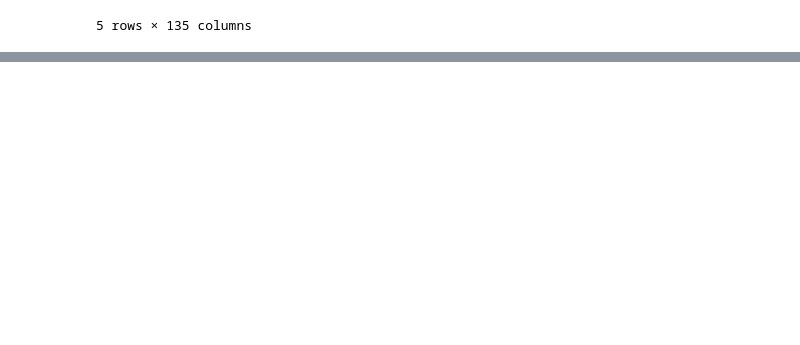
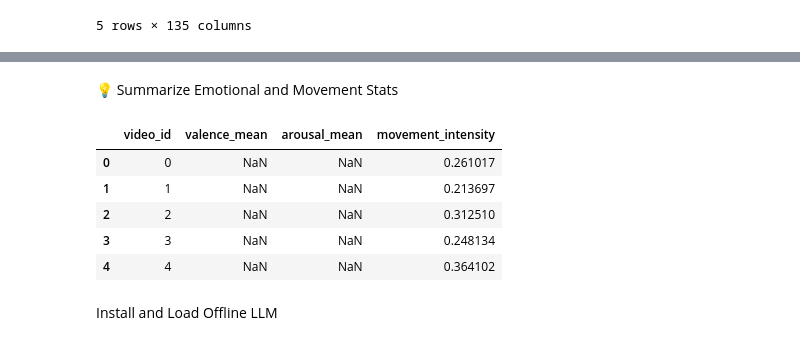
Before and after one commit to amenihosni/EmotionAndBodyLanguageAnalysis, a Jupyter notebook: EmotionAndBodyLanguageAnalysis.ipynb, the cells around one changed output, grey strips where cells are left out. Saved outputs shown, nothing was run; the diff lists cells and outputs as text; code cells hidden in the pictures; blank space fills up the shorter version.

```diff
--- a/EmotionAndBodyLanguageAnalysis.ipynb
+++ b/EmotionAndBodyLanguageAnalysis.ipynb
@@ -771,0 +802,10 @@ df_all.head()
+# %%
+import pandas as pd
+
+final_path = "/content/veatic_emotion_pose_dataset.csv"
+df = pd.read_csv(final_path)
+
+print("✅ Dataset loaded.")
+print("Shape:", df.shape)
+print("Columns:", df.columns[:10], "...")
+print(df.head())
@@ -771,0 +830,31 @@ df_all.head()
+# %% [markdown]
+💡 Summarize Emotional and Movement Stats
+# %%
+import numpy as np
+
+def summarize_behavior(df):
+    summaries = []
+    for vid, group in df.groupby("video_id"):
+        valence_mean = group["valence"].mean()
+        arousal_mean = group["arousal"].mean()
+        movement = group[[c for c in df.columns if c.startswith("x_") or c.startswith("y_")]].std().mean()
+
+        summaries.append({
+            "video_id": vid,
+            "valence_mean": valence_mean,
+            "arousal_mean": arousal_mean,
+            "movement_intensity": movement
+        })
+    return pd.DataFrame(summaries)
+
+df_summary = summarize_behavior(df)
+df_summary.head()
+# %% [output]
+|  | video_id | valence_mean | arousal_mean | movement_intensity |
+| 0 | 0 | NaN | NaN | 0.261017 |
+| 1 | 1 | NaN | NaN | 0.213697 |
+| 2 | 2 | NaN | NaN | 0.312510 |
+| 3 | 3 | NaN | NaN | 0.248134 |
+| 4 | 4 | NaN | NaN | 0.364102 |
+# %% [markdown]
+Install and Load Offline LLM
```
Also changed, not shown: parts of 27 cells of this notebook.
